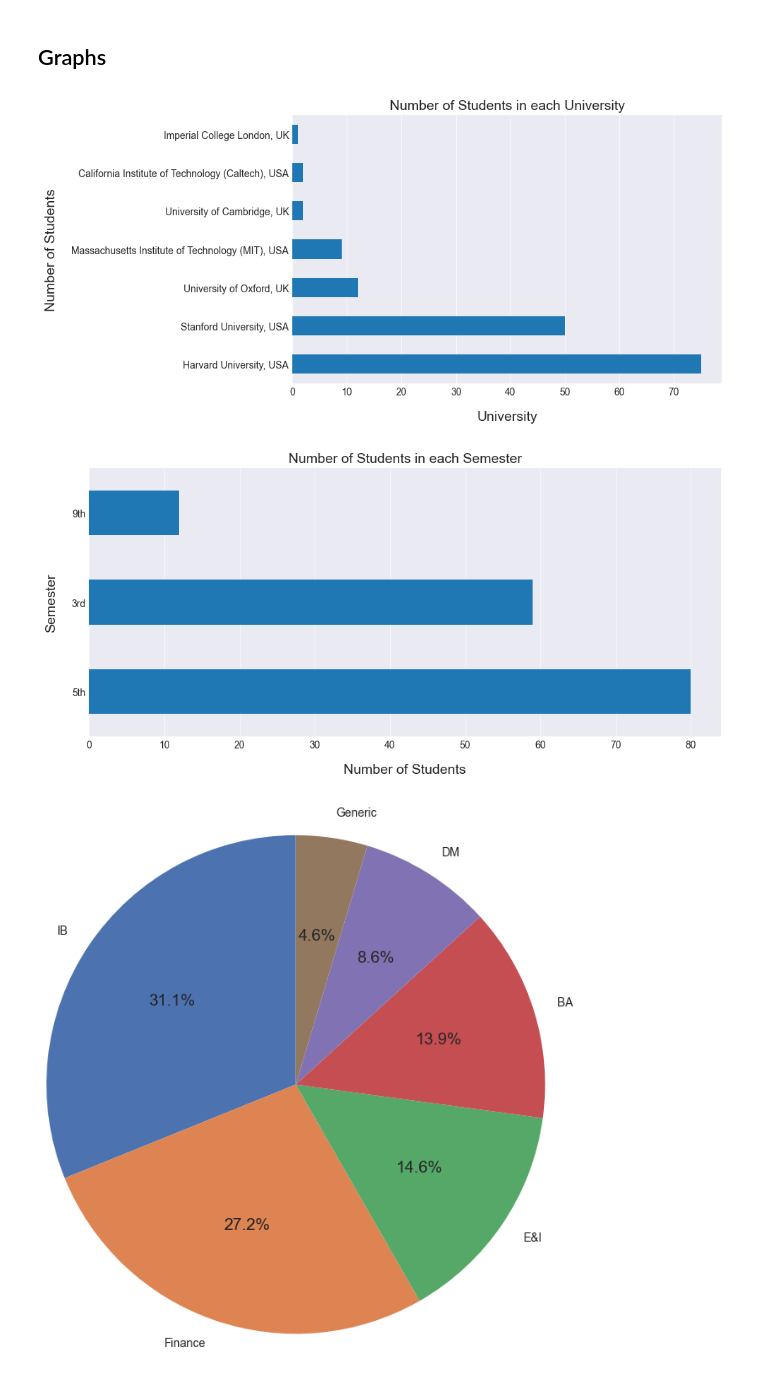
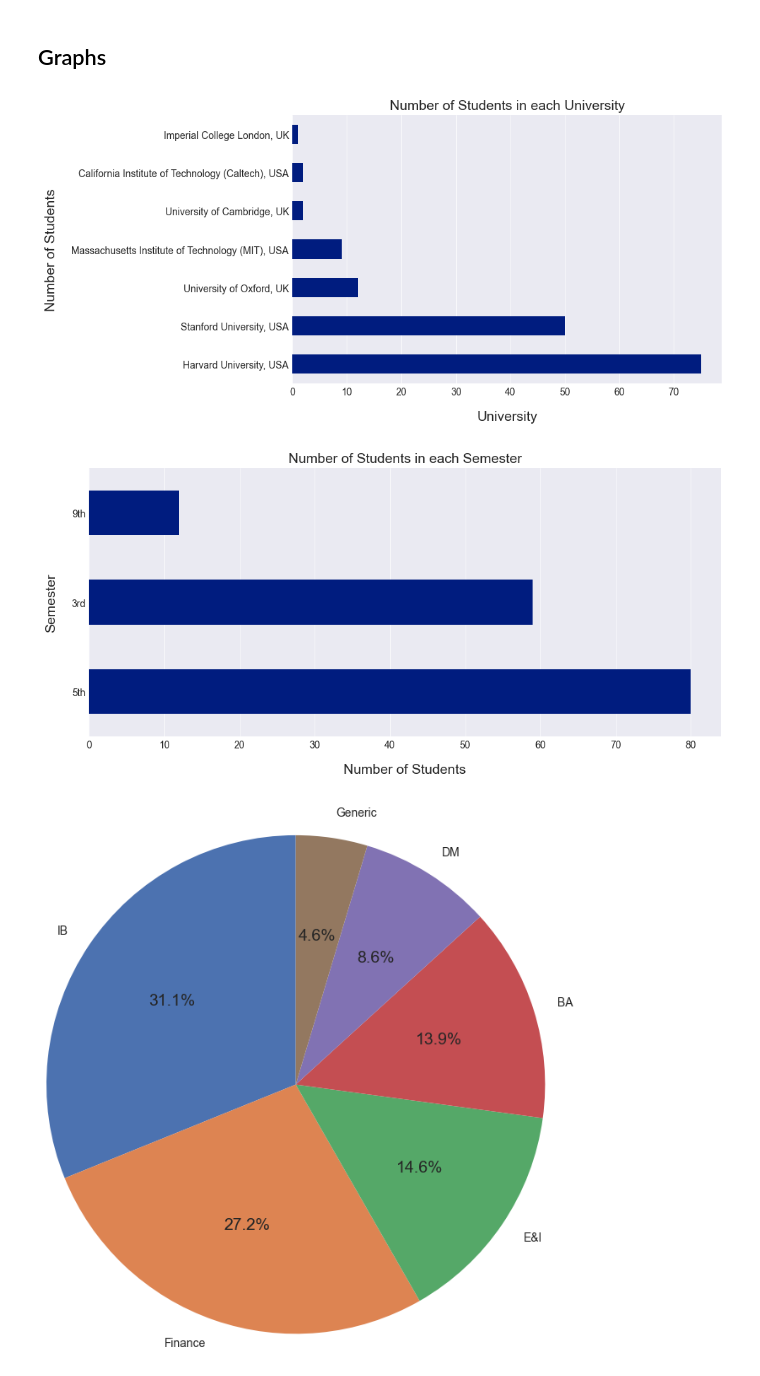
Before and after one commit to aumashankar8/studentsTestData, a Jupyter notebook: studentDataAnalysis.ipynb, the cells around one changed output. Saved outputs shown, nothing was run; the diff lists cells and outputs as text; code cells hidden in the pictures.

```diff
--- a/studentDataAnalysis.ipynb
+++ b/studentDataAnalysis.ipynb
@@ -25,6 +25,7 @@ plt.rc('axes', labelsize=14, titlesize=14)
 plt.rc('legend', fontsize=14)
 plt.rc('xtick', labelsize=10)
 plt.rc('ytick', labelsize=10)
+plt.style.use("seaborn-v0_8-dark-palette")
 # %% [markdown]
 ### Create an images folder and define a method for saving files
 # %%
@@ -109,16 +110,15 @@ If any surveys after the assessment can be created additional information could
 # %%
 # Horizontal Bar Graph for University
 # print(plt.style.available)
-plt.style.use("seaborn-v0_8-dark")
 fig, ax = plt.subplots()
 students["UNIVERSITY"].value_counts().plot(kind = "barh", figsize=(10, 5), rot = 0)
 plt.xlabel("University", labelpad=14)
 plt.ylabel("Number of Students", labelpad=14)
 plt.title("Number of Students in each University")
 plt.grid(axis = "x", linewidth = 0.5)
 save_fig("univeristy_graph")
 # %% [output]
-[figure, old version]
+[figure, new version]
 # %%
 # Horizontal Bar Graph for Semester
 fig, ax = plt.subplots()
@@ -129,7 +129,7 @@ plt.title("Number of Students in each Semester")
 plt.grid(axis = "x", linewidth = 0.5)
 save_fig("semester_graph")
 # %% [output]
-[figure, old version]
+[figure, new version]
 # %%
 # Pie Graph to show the distribution of the Domain
 import seaborn as sns
```
Also changed, not shown: parts of 17 cells of this notebook, 5 other files.
